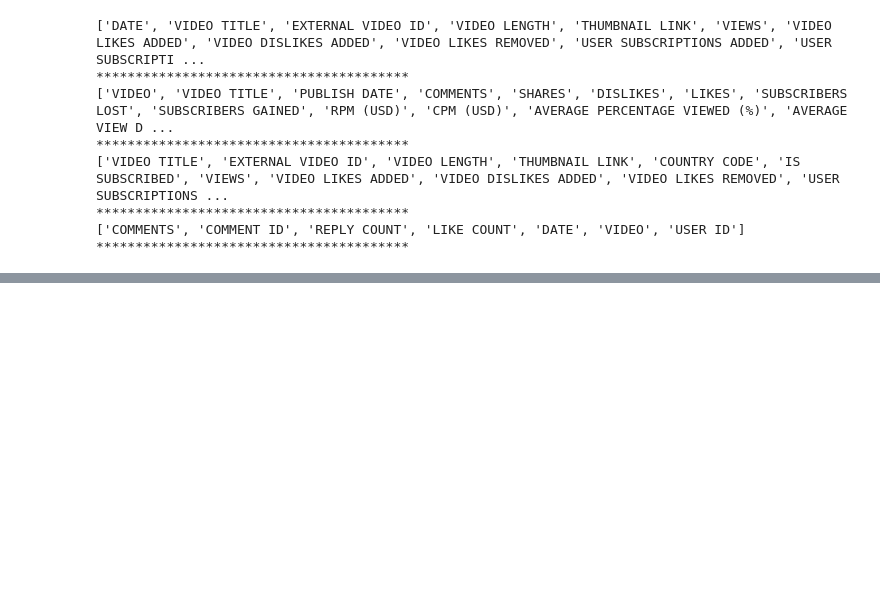
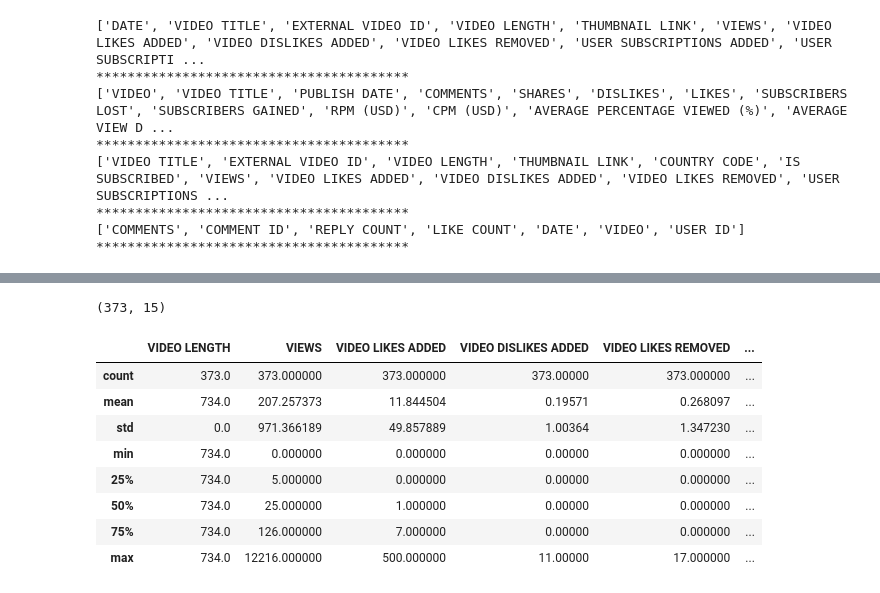
Before and after one commit to andazi/goal-data-science, a Jupyter notebook: deployed apps/project 2/youtube dashbord.ipynb, the cells around one changed output, grey strips where cells are left out. Saved outputs shown, nothing was run; the diff lists cells and outputs as text; code cells hidden in the pictures; blank space fills up the shorter version.

```diff
--- a/deployed apps/project 2/youtube dashbord.ipynb
+++ b/deployed apps/project 2/youtube dashbord.ipynb
@@ -92,0 +147,17 @@ ValueError: You are trying to merge on datetime64[ns] and datetime64[ns, UTC] co
+# %%
+filtered_agg_sub = df_agg_sub[df_agg_sub['VIDEO TITLE'] == selected_vid]
+filtered_agg_sub.shape
+# %% [output]
+(373, 15)
+# %%
+filtered_agg_sub.describe()
+# %% [output]
+|  | VIDEO LENGTH | VIEWS | VIDEO LIKES ADDED | VIDEO DISLIKES ADDED | VIDEO LIKES REMOVED | ... |
+| count | 373.0 | 373.000000 | 373.000000 | 373.00000 | 373.000000 | ... |
+| mean | 734.0 | 207.257373 | 11.844504 | 0.19571 | 0.268097 | ... |
+| std | 0.0 | 971.366189 | 49.857889 | 1.00364 | 1.347230 | ... |
+| min | 734.0 | 0.000000 | 0.000000 | 0.00000 | 0.000000 | ... |
+| 25% | 734.0 | 5.000000 | 0.000000 | 0.00000 | 0.000000 | ... |
+| 50% | 734.0 | 25.000000 | 1.000000 | 0.00000 | 0.000000 | ... |
+| 75% | 734.0 | 126.000000 | 7.000000 | 0.00000 | 0.000000 | ... |
+| max | 734.0 | 12216.000000 | 500.000000 | 11.00000 | 17.000000 | ... |
```
Also changed, not shown: parts of 23 cells of this notebook, 2 other files.
